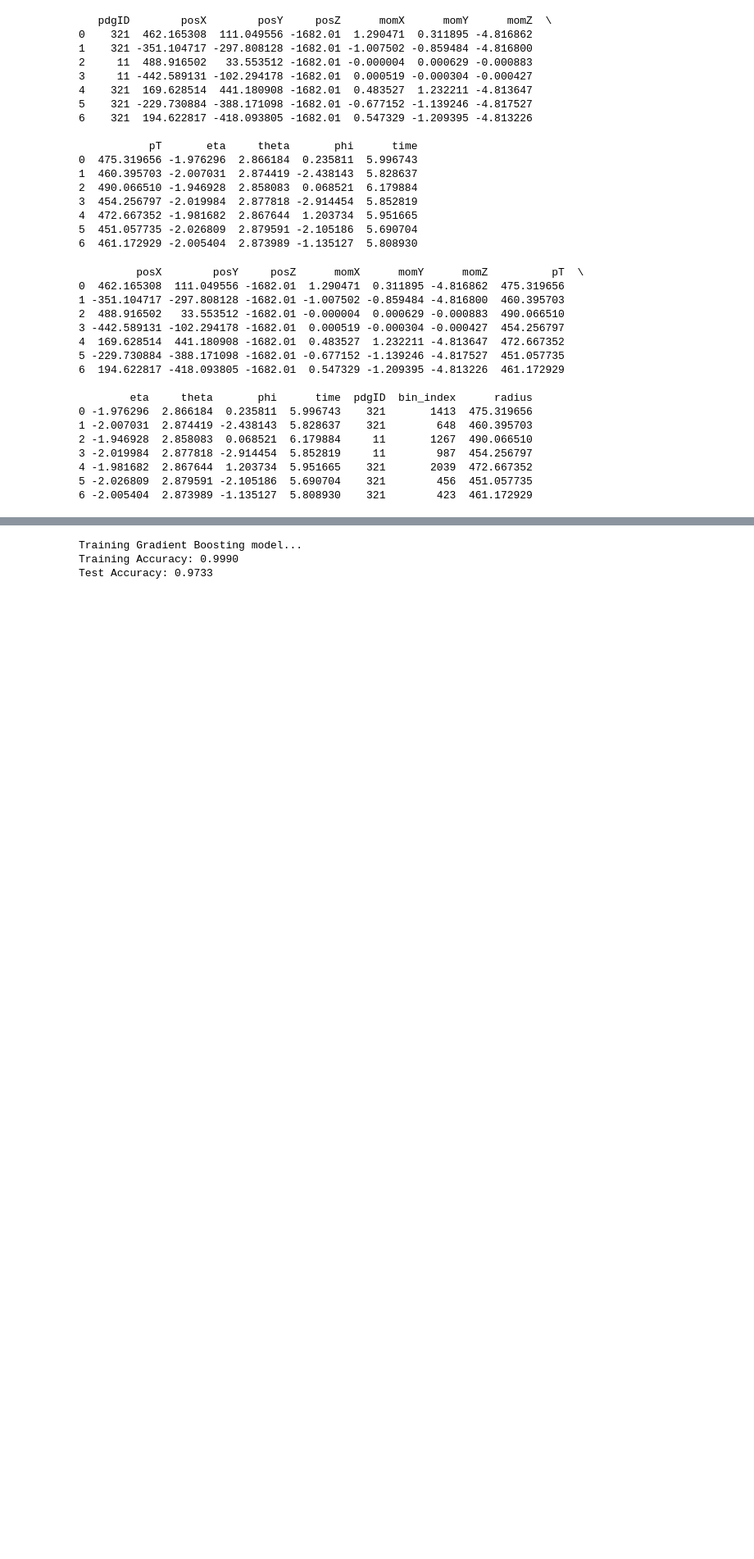
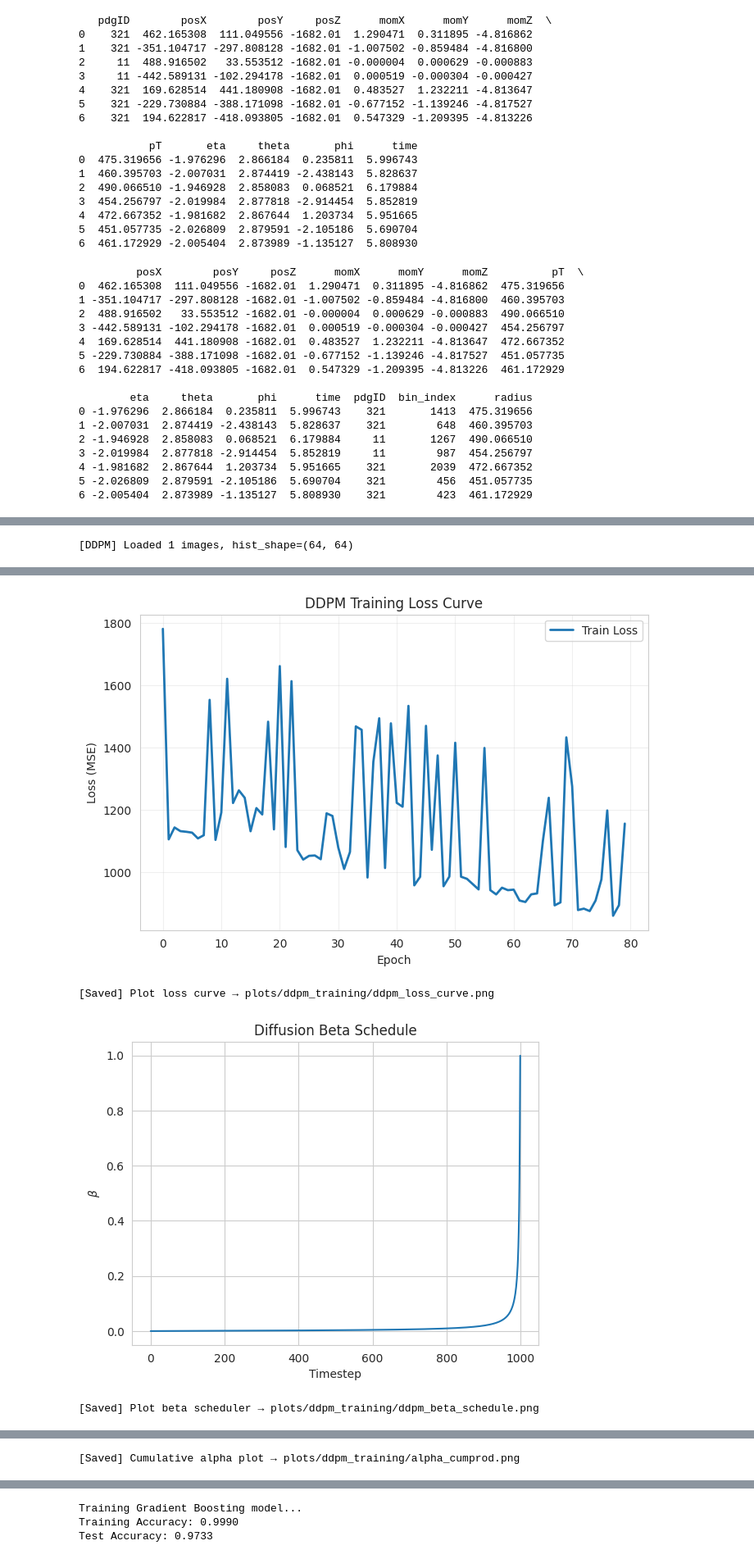
Before and after one commit to CFNSai/ml4patternrec, a Jupyter notebook: ringsdetAI.ipynb, the cells around one changed output, grey strips where cells are left out. Shown at 82% size. Cells and saved outputs as stored; diff of their text form; code cells hidden in the pictures; blank space fills up the shorter version.

```diff
--- a/ringsdetAI.ipynb
+++ b/ringsdetAI.ipynb
@@ -151,0 +158,3 @@ plt.show()
+# %%
+hybrid_model.train_ddpm(epochs=80,batch_size=40,lr=2e-6,path='plots/ddpm_training')
+# %% [output]
@@ -151,0 +163 @@ plt.show()
+[DDPM] Loaded 1 images, hist_shape=(64, 64)
@@ -151,0 +181,4 @@ plt.show()
+[figure, added]
+[Saved] Plot loss curve → plots/ddpm_training/ddpm_loss_curve.png
+[figure, added]
+[Saved] Plot beta scheduler → plots/ddpm_training/ddpm_beta_schedule.png
@@ -151,0 +186 @@ plt.show()
+[Saved] Cumulative alpha plot → plots/ddpm_training/alpha_cumprod.png
```
Also changed, not shown: parts of 13 cells of this notebook, 3 other files.
